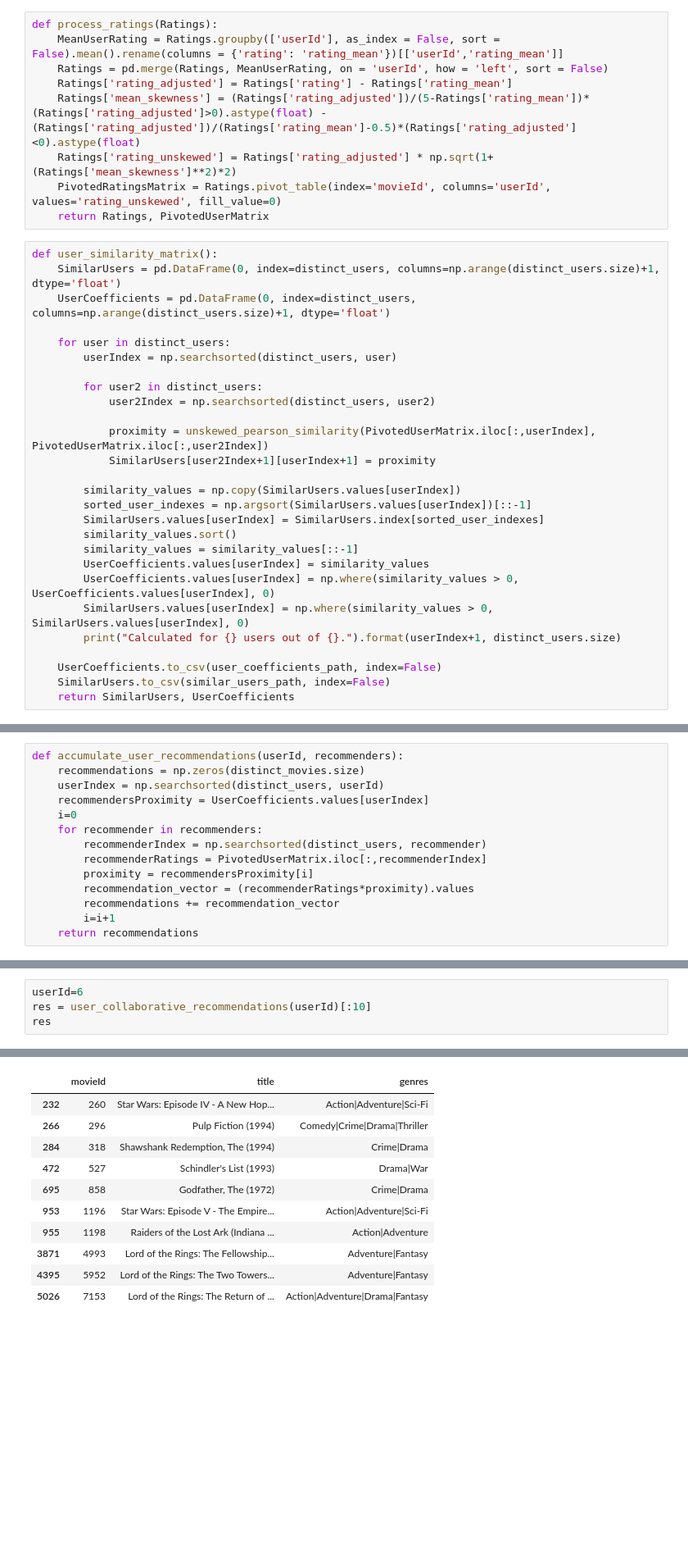
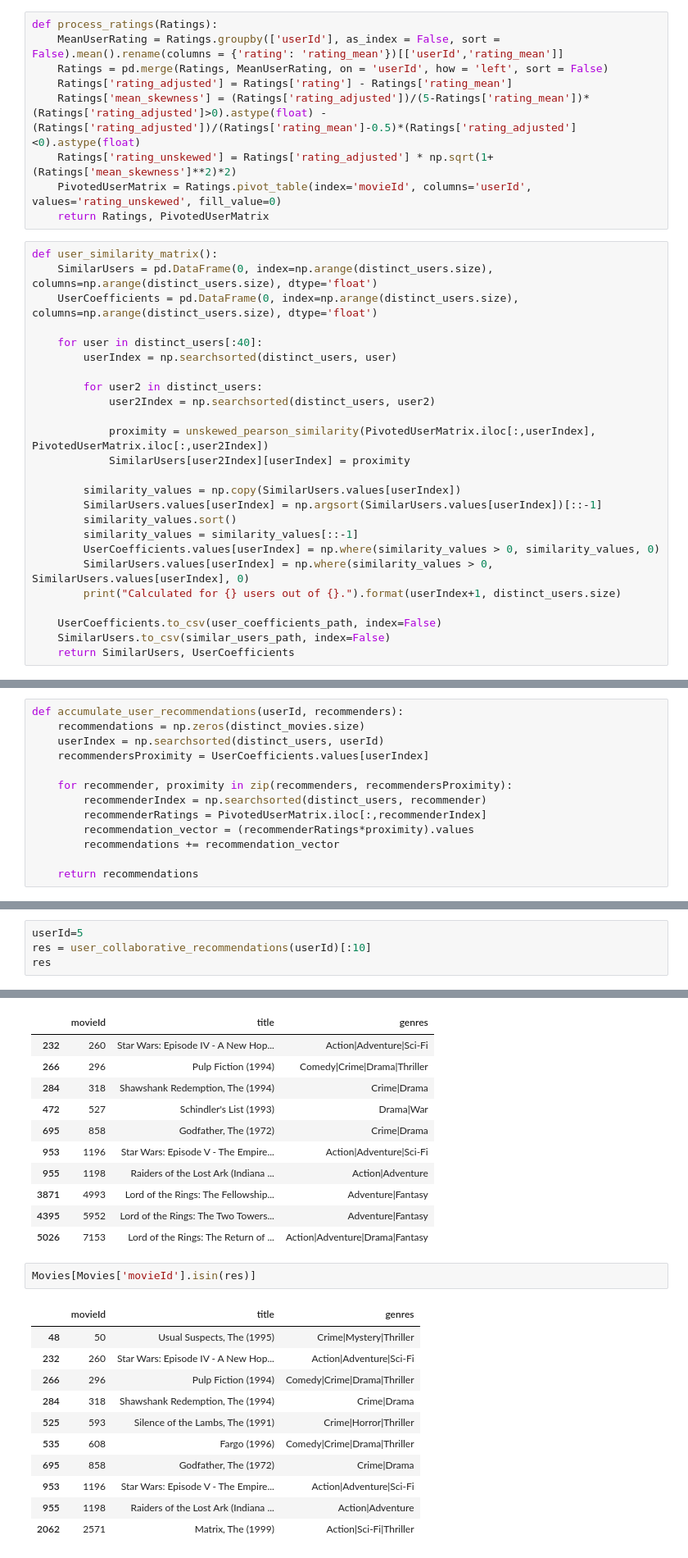
Before and after one commit to Chleb/datamine-project, a Jupyter notebook: user_collaborative_filtering.ipynb, the cells around one changed output, grey strips where cells are left out. Shown: that part at 82% size. Cells and saved outputs as stored; diff of their text form; blank space fills up the shorter version.

```diff
--- a/user_collaborative_filtering.ipynb
+++ b/user_collaborative_filtering.ipynb
@@ -40,29 +40,27 @@ def process_ratings(Ratings):
     Ratings['rating_adjusted'] = Ratings['rating'] - Ratings['rating_mean']
     Ratings['mean_skewness'] = (Ratings['rating_adjusted'])/(5-Ratings['rating_mean'])*(Ratings['rating_adjusted']>0).astype(float) - (Ratings['rating_adjusted'])/(Ratings['rating_mean']-0.5)*(Ratings['rating_adjusted']<0).astype(float)
     Ratings['rating_unskewed'] = Ratings['rating_adjusted'] * np.sqrt(1+(Ratings['mean_skewness']**2)*2)
-    PivotedRatingsMatrix = Ratings.pivot_table(index='movieId', columns='userId', values='rating_unskewed', fill_value=0)
+    PivotedUserMatrix = Ratings.pivot_table(index='movieId', columns='userId', values='rating_unskewed', fill_value=0)
     return Ratings, PivotedUserMatrix
 # %%
 def user_similarity_matrix():
-    SimilarUsers = pd.DataFrame(0, index=distinct_users, columns=np.arange(distinct_users.size)+1, dtype='float')
-    UserCoefficients = pd.DataFrame(0, index=distinct_users, columns=np.arange(distinct_users.size)+1, dtype='float')
+    SimilarUsers = pd.DataFrame(0, index=np.arange(distinct_users.size), columns=np.arange(distinct_users.size), dtype='float')
+    UserCoefficients = pd.DataFrame(0, index=np.arange(distinct_users.size), columns=np.arange(distinct_users.size), dtype='float')
 
-    for user in distinct_users:
+    for user in distinct_users[:40]:
         userIndex = np.searchsorted(distinct_users, user)
 
         for user2 in distinct_users:
             user2Index = np.searchsorted(distinct_users, user2)
 
             proximity = unskewed_pearson_similarity(PivotedUserMatrix.iloc[:,userIndex], PivotedUserMatrix.iloc[:,user2Index])
-            SimilarUsers[user2Index+1][userIndex+1] = proximity
+            SimilarUsers[user2Index][userIndex] = proximity
 
         similarity_values = np.copy(SimilarUsers.values[userIndex])
-        sorted_user_indexes = np.argsort(SimilarUsers.values[userIndex])[::-1]
-        SimilarUsers.values[userIndex] = SimilarUsers.index[sorted_user_indexes]
+        SimilarUsers.values[userIndex] = np.argsort(SimilarUsers.values[userIndex])[::-1]
         similarity_values.sort()
         similarity_values = similarity_values[::-1]
-        UserCoefficients.values[userIndex] = similarity_values
-        UserCoefficients.values[userIndex] = np.where(similarity_values > 0, UserCoefficients.values[userIndex], 0)
+        UserCoefficients.values[userIndex] = np.where(similarity_values > 0, similarity_values, 0)
         SimilarUsers.values[userIndex] = np.where(similarity_values > 0, SimilarUsers.values[userIndex], 0)
         print("Calculated for {} users out of {}.").format(userIndex+1, distinct_users.size)
 
@@ -107,14 +105,13 @@ def accumulate_user_recommendations(userId, recommenders):
     recommendations = np.zeros(distinct_movies.size)
     userIndex = np.searchsorted(distinct_users, userId)
     recommendersProximity = UserCoefficients.values[userIndex]
-    i=0
-    for recommender in recommenders:
+
+    for recommender, proximity in zip(recommenders, recommendersProximity):
         recommenderIndex = np.searchsorted(distinct_users, recommender)
         recommenderRatings = PivotedUserMatrix.iloc[:,recommenderIndex]
-        proximity = recommendersProximity[i]
         recommendation_vector = (recommenderRatings*proximity).values
         recommendations += recommendation_vector
-        i=i+1
+
     return recommendations
 # %%
 def user_collaborative_recommendations(userId):
@@ -127,7 +124,7 @@ def user_collaborative_recommendations(userId):
     user_recommendations = np.extract(sorted_recommendations>0, user_recommendations)
     return user_recommendations
 # %%
-userId=6
+userId=5
 res = user_collaborative_recommendations(userId)[:10]
 res
 # %% [output]
@@ -146,3 +143,17 @@ Movies[Movies['movieId'].isin(res)]
 | 3871 | 4993 | Lord of the Rings: The Fellowship... | Adventure|Fantasy |
 | 4395 | 5952 | Lord of the Rings: The Two Towers... | Adventure|Fantasy |
 | 5026 | 7153 | Lord of the Rings: The Return of ... | Action|Adventure|Drama|Fantasy |
+# %%
+Movies[Movies['movieId'].isin(res)]
+# %% [output]
+|  | movieId | title | genres |
+| 48 | 50 | Usual Suspects, The (1995) | Crime|Mystery|Thriller |
+| 232 | 260 | Star Wars: Episode IV - A New Hop... | Action|Adventure|Sci-Fi |
+| 266 | 296 | Pulp Fiction (1994) | Comedy|Crime|Drama|Thriller |
+| 284 | 318 | Shawshank Redemption, The (1994) | Crime|Drama |
+| 525 | 593 | Silence of the Lambs, The (1991) | Crime|Horror|Thriller |
+| 535 | 608 | Fargo (1996) | Comedy|Crime|Drama|Thriller |
+| 695 | 858 | Godfather, The (1972) | Crime|Drama |
+| 953 | 1196 | Star Wars: Episode V - The Empire... | Action|Adventure|Sci-Fi |
+| 955 | 1198 | Raiders of the Lost Ark (Indiana ... | Action|Adventure |
+| 2062 | 2571 | Matrix, The (1999) | Action|Sci-Fi|Thriller |
```
Also changed, not shown: parts of 2 cells of this notebook, 6 other files.
